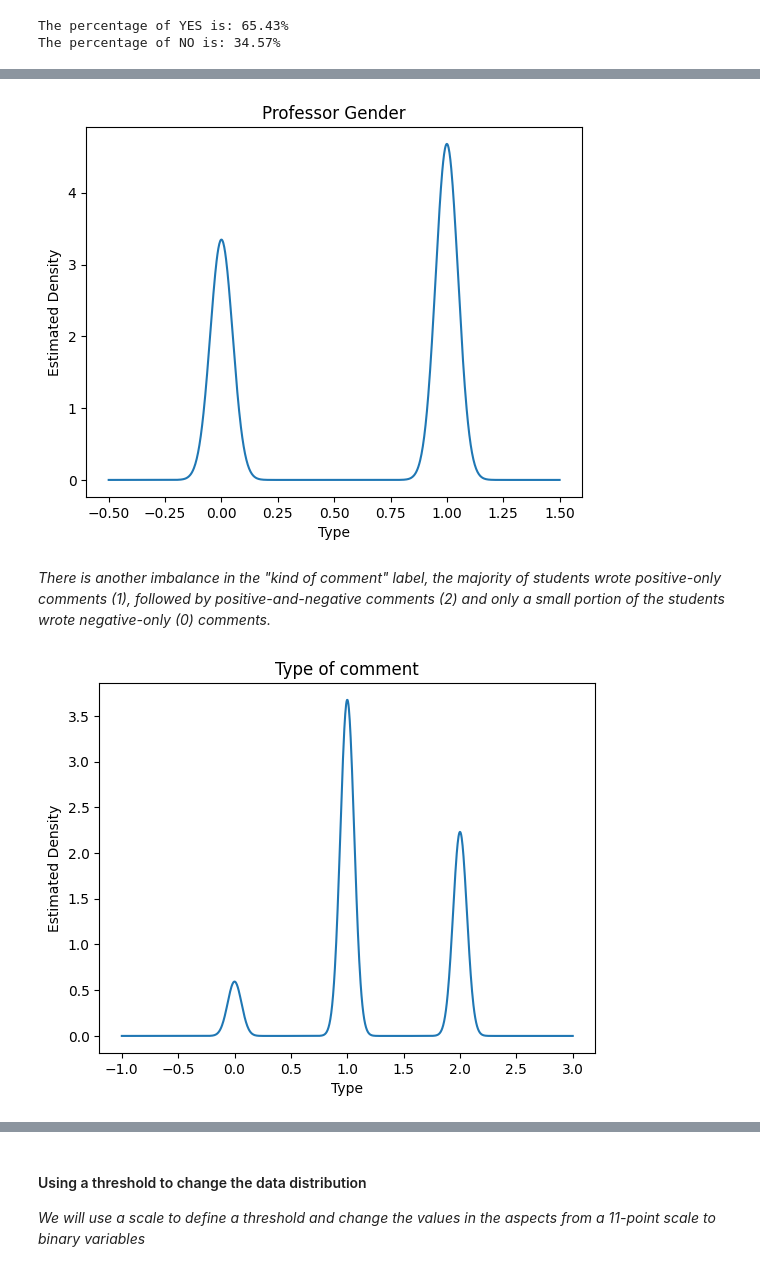
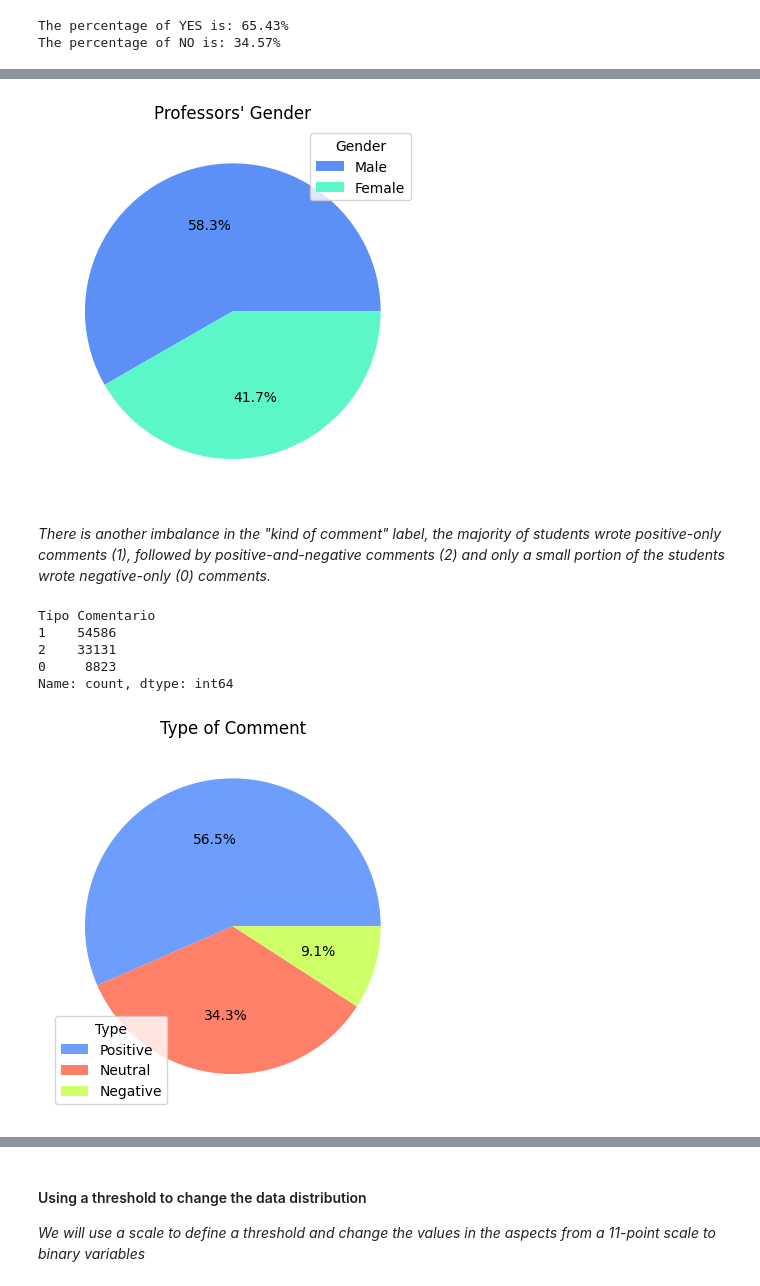
Before and after one commit to Ein-Bebop/ThesisProject, a Jupyter notebook: 2_Initial_Data_Exploration.ipynb, the cells around one changed output, grey strips where cells are left out. Cells and saved outputs as stored; diff of their text form; code cells hidden in the pictures.

```diff
--- a/2_Initial_Data_Exploration.ipynb
+++ b/2_Initial_Data_Exploration.ipynb
@@ -206,25 +163,29 @@ plt.show()
 # %%
-df_ecoas['Género del profesor'].plot(kind='kde')
-# plt.legend(title='Type of comment')
-plt.title("Professor Gender")
-plt.xlabel("Type")
-plt.ylabel("Estimated Density")
-plt.savefig('./figures/professor_gender_kde.png', dpi=300)
-plt.show()
+df_ecoas['Género del profesor'].value_counts().plot(kind='pie', labels=['',''], autopct='%1.1f%%', colors=['#5C90F7', '#5CF7C8'])
+plt.legend(['Male', 'Female'],title='Gender')
+plt.ylabel('')
+plt.title("Professors' Gender")
+plt.savefig('./figures/professor_gender_pie.png', dpi=300)
 # %% [output]
-[figure, old version]
+[figure, new version]
 # %% [markdown]
 *There is another imbalance in the "kind of comment" label, the majority of students wrote positive-only comments (1), followed by positive-and-negative comments (2) and only a small portion of the students wrote negative-only (0) comments.*
+# %%
+df_ecoas['Tipo Comentario'].value_counts()
+# %% [output]
+Tipo Comentario
+1    54586
+2    33131
+0     8823
+Name: count, dtype: int64
 # %%
-df_ecoas['Tipo Comentario'].plot(kind='kde')
-# plt.legend(title='Type of comment')
-plt.title("Type of comment")
-plt.xlabel("Type")
-plt.ylabel("Estimated Density")
-plt.savefig('./figures/typecomm.png', dpi=300)
-plt.show()
+df_ecoas['Tipo Comentario'].value_counts().plot(kind='pie', labels=['','',''], autopct='%1.1f%%', colors=['#6D9EFE', '#FF8069','#CEFF69'])
+plt.legend(['Positive', 'Neutral', 'Negative'], title='Type')
+plt.ylabel('')
+plt.title("Type of Comment")
+plt.savefig('./figures/typecomm_pie.png', dpi=300)
 # %% [output]
-[figure, old version]
+[figure, new version]
 # %%
 df_ecoas.head()
 # %% [output]
```
Also changed, not shown: parts of 13 cells of this notebook, 18 other files.
